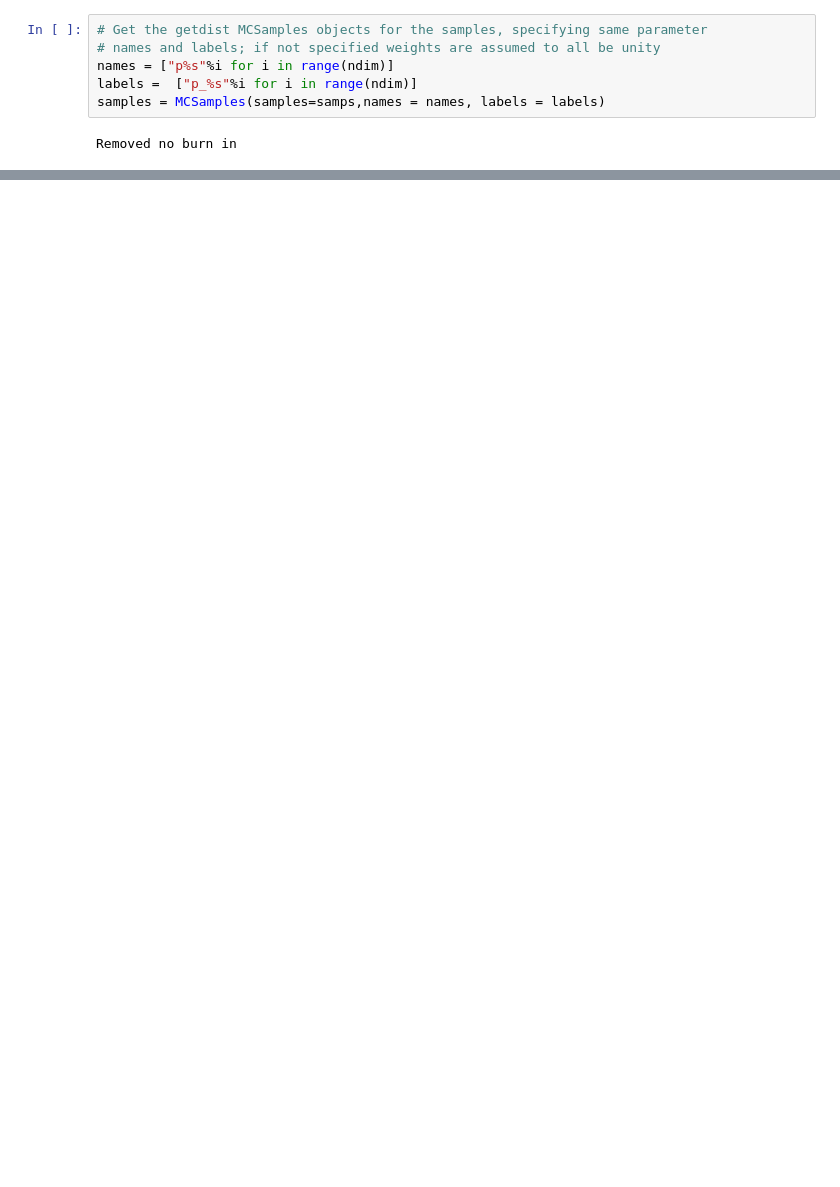
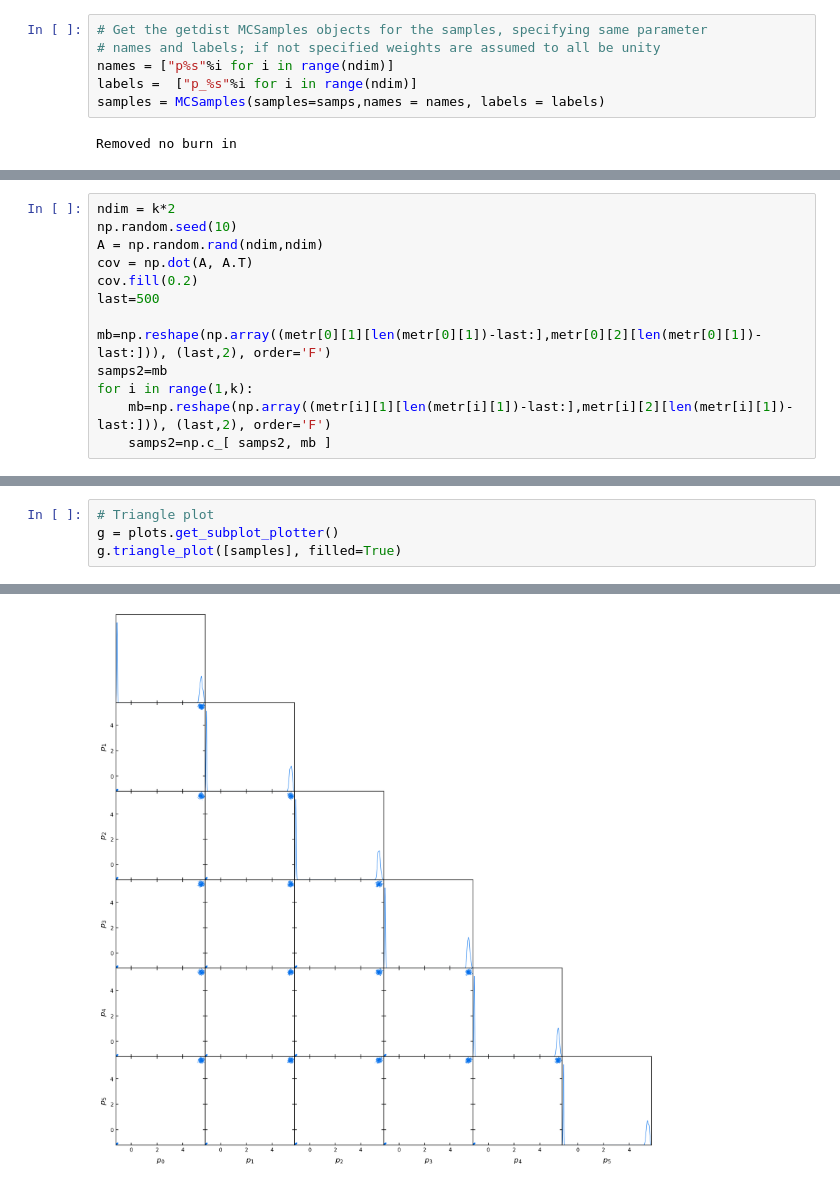
Before and after one commit to DCIDA2019/dcida2020ii-mchvz, a Jupyter notebook: Oct_23/Tri_Likelihood.ipynb, the cells around one changed output, grey strips where cells are left out. Drawn from its saved outputs; the diff is of its cells as text; blank space fills up the shorter version.

```diff
--- a/Oct_23/Tri_Likelihood.ipynb
+++ b/Oct_23/Tri_Likelihood.ipynb
@@ -223,0 +239,13 @@ g.triangle_plot([samples], filled=True)
+# %%
+ndim = k*2
+np.random.seed(10)
+A = np.random.rand(ndim,ndim)
+cov = np.dot(A, A.T)
+cov.fill(0.2)
+last=500
+
+mb=np.reshape(np.array((metr[0][1][len(metr[0][1])-last:],metr[0][2][len(metr[0][1])-last:])), (last,2), order='F')
+samps2=mb
+for i in range(1,k):
+    mb=np.reshape(np.array((metr[i][1][len(metr[i][1])-last:],metr[i][2][len(metr[i][1])-last:])), (last,2), order='F')
+    samps2=np.c_[ samps2, mb ]
@@ -223,0 +260,5 @@ g.triangle_plot([samples], filled=True)
+# %%
+# Triangle plot
+g = plots.get_subplot_plotter()
+g.triangle_plot([samples], filled=True)
+# %% [output]
@@ -223,0 +271 @@ g.triangle_plot([samples], filled=True)
+[figure, added]
```
Also changed, not shown: parts of 13 cells of this notebook.
